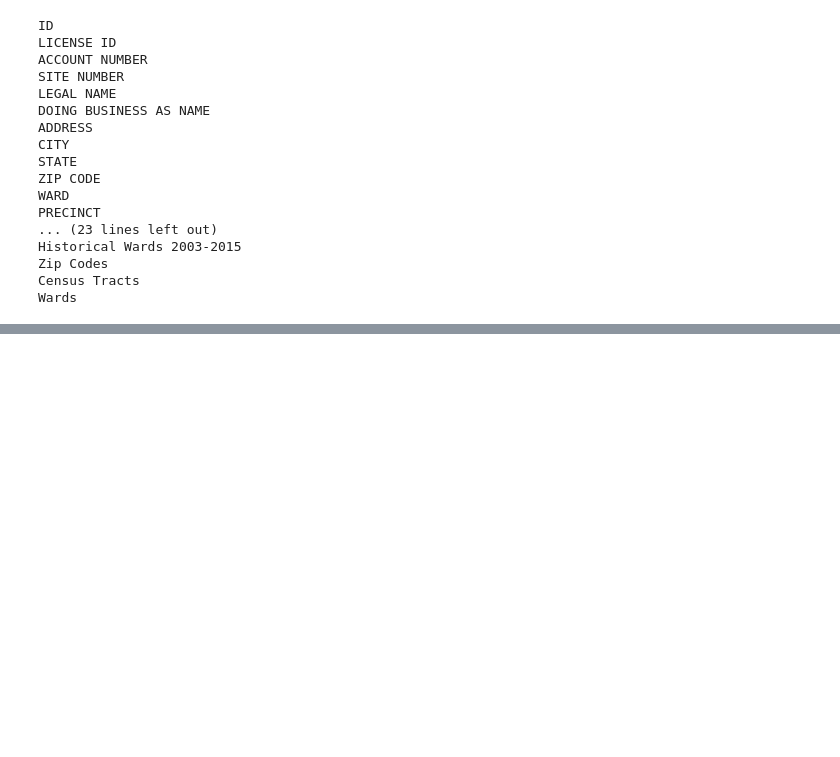
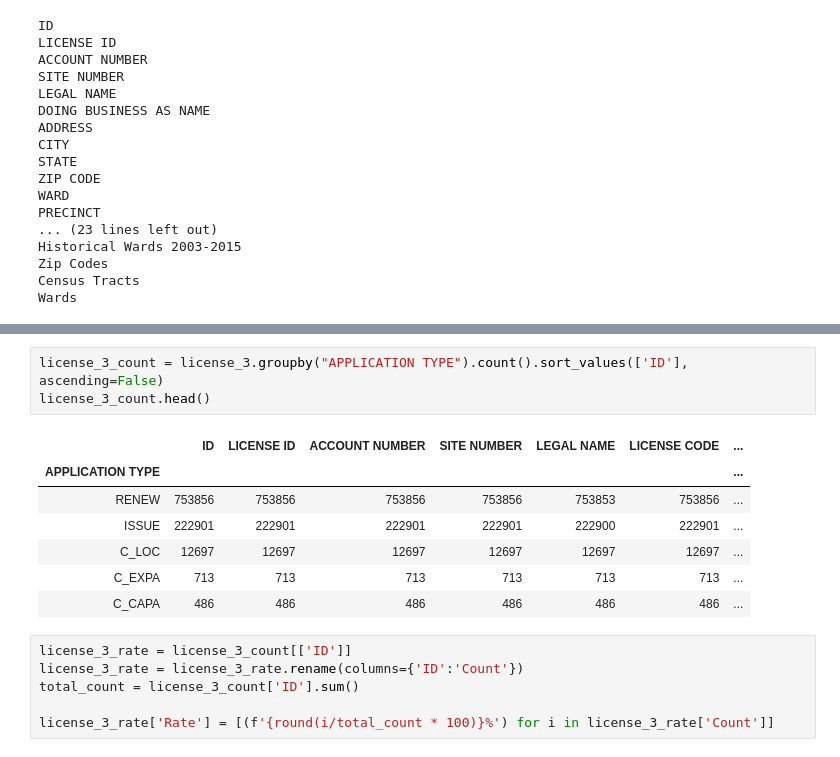
Before and after one commit to Lei-Gu/ETL-Project, a Jupyter notebook: Chicago License Info.ipynb, the cells around one changed output, grey strips where cells are left out. Saved outputs shown, nothing was run; the diff lists cells and outputs as text; blank space fills up the shorter version.

```diff
--- a/Chicago License Info.ipynb
+++ b/Chicago License Info.ipynb
@@ -99,0 +135,17 @@ license_3 = license_df[['ID', 'LICENSE ID', 'ACCOUNT NUMBER', 'SITE NUMBER', 'LE
+# %%
+license_3_count = license_3.groupby("APPLICATION TYPE").count().sort_values(['ID'], ascending=False)
+license_3_count.head()
+# %% [output]
+|  | ID | LICENSE ID | ACCOUNT NUMBER | SITE NUMBER | LEGAL NAME | LICENSE CODE | ... |
+| APPLICATION TYPE |  |  |  |  |  |  | ... |
+| RENEW | 753856 | 753856 | 753856 | 753856 | 753853 | 753856 | ... |
+| ISSUE | 222901 | 222901 | 222901 | 222901 | 222900 | 222901 | ... |
+| C_LOC | 12697 | 12697 | 12697 | 12697 | 12697 | 12697 | ... |
+| C_EXPA | 713 | 713 | 713 | 713 | 713 | 713 | ... |
+| C_CAPA | 486 | 486 | 486 | 486 | 486 | 486 | ... |
+# %%
+license_3_rate = license_3_count[['ID']]
+license_3_rate = license_3_rate.rename(columns={'ID':'Count'})
+total_count = license_3_count['ID'].sum()
+
+license_3_rate['Rate'] = [(f'{round(i/total_count * 100)}%') for i in license_3_rate['Count']]
```
Also changed, not shown: parts of 19 cells of this notebook, 1 other file.
